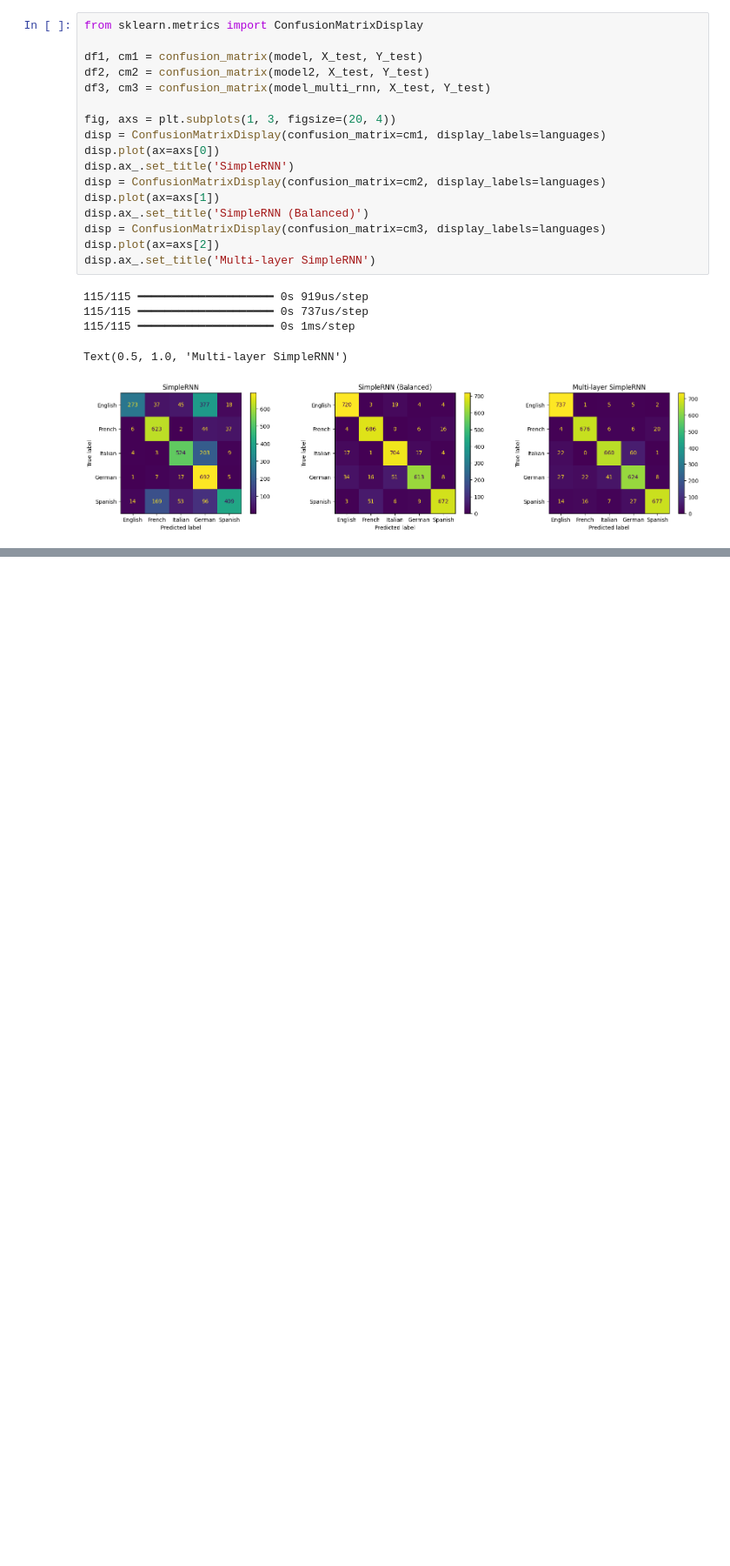
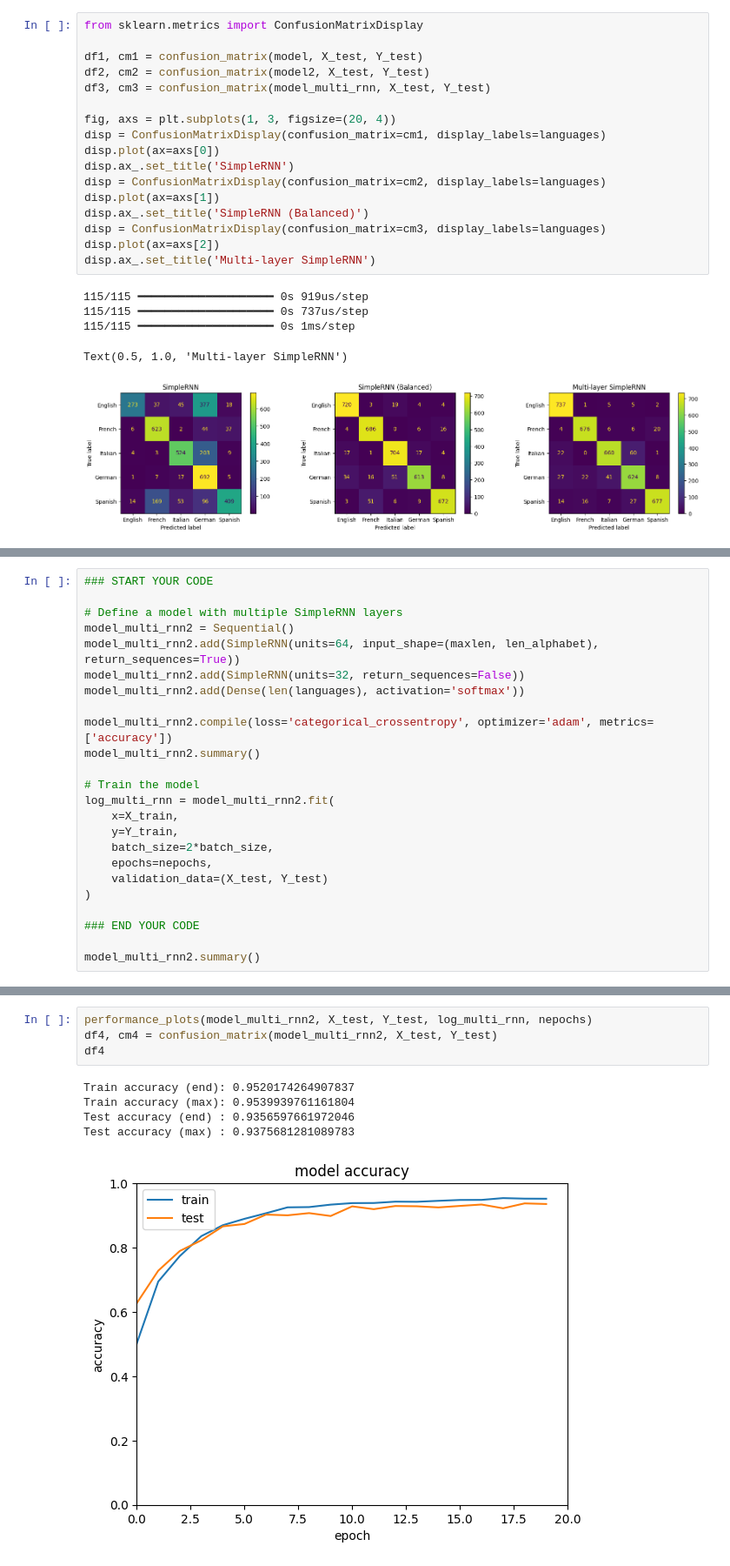
Before and after one commit to ODAncona/tsm_delearn_lab, a Jupyter notebook: PW11_Recurrent_Neural_Networks/name_classification/name_classification/name_classification-stud.ipynb, the cells around one changed output, grey strips where cells are left out. Shown: that part at 87% size. Saved outputs shown, nothing was run; the diff lists cells and outputs as text; blank space fills up the shorter version.

```diff
--- a/PW11_Recurrent_Neural_Networks/name_classification/name_classification/name_classification-stud.ipynb
+++ b/PW11_Recurrent_Neural_Networks/name_classification/name_classification/name_classification-stud.ipynb
@@ -607,0 +608,24 @@ Our finding is that the first model is prone to overfitting because the class im
+# %%
+### START YOUR CODE
+
+# Define a model with multiple SimpleRNN layers
+model_multi_rnn2 = Sequential()
+model_multi_rnn2.add(SimpleRNN(units=64, input_shape=(maxlen, len_alphabet), return_sequences=True))
+model_multi_rnn2.add(SimpleRNN(units=32, return_sequences=False))
+model_multi_rnn2.add(Dense(len(languages), activation='softmax'))
+
+model_multi_rnn2.compile(loss='categorical_crossentropy', optimizer='adam', metrics=['accuracy'])
+model_multi_rnn2.summary()
+
+# Train the model
+log_multi_rnn = model_multi_rnn2.fit(
+    x=X_train,
+    y=Y_train,
+    batch_size=2*batch_size,
+    epochs=nepochs,
+    validation_data=(X_test, Y_test)
+)
+
+### END YOUR CODE
+
+model_multi_rnn2.summary()
@@ -607,0 +677,10 @@ Our finding is that the first model is prone to overfitting because the class im
+# %%
+performance_plots(model_multi_rnn2, X_test, Y_test, log_multi_rnn, nepochs)
+df4, cm4 = confusion_matrix(model_multi_rnn2, X_test, Y_test)
+df4
+# %% [output]
+Train accuracy (end): 0.9520174264907837
+Train accuracy (max): 0.9539939761161804
+Test accuracy (end) : 0.9356597661972046
+Test accuracy (max) : 0.9375681281089783
+[figure, added]
```
Also changed, not shown: parts of 3 cells of this notebook.
